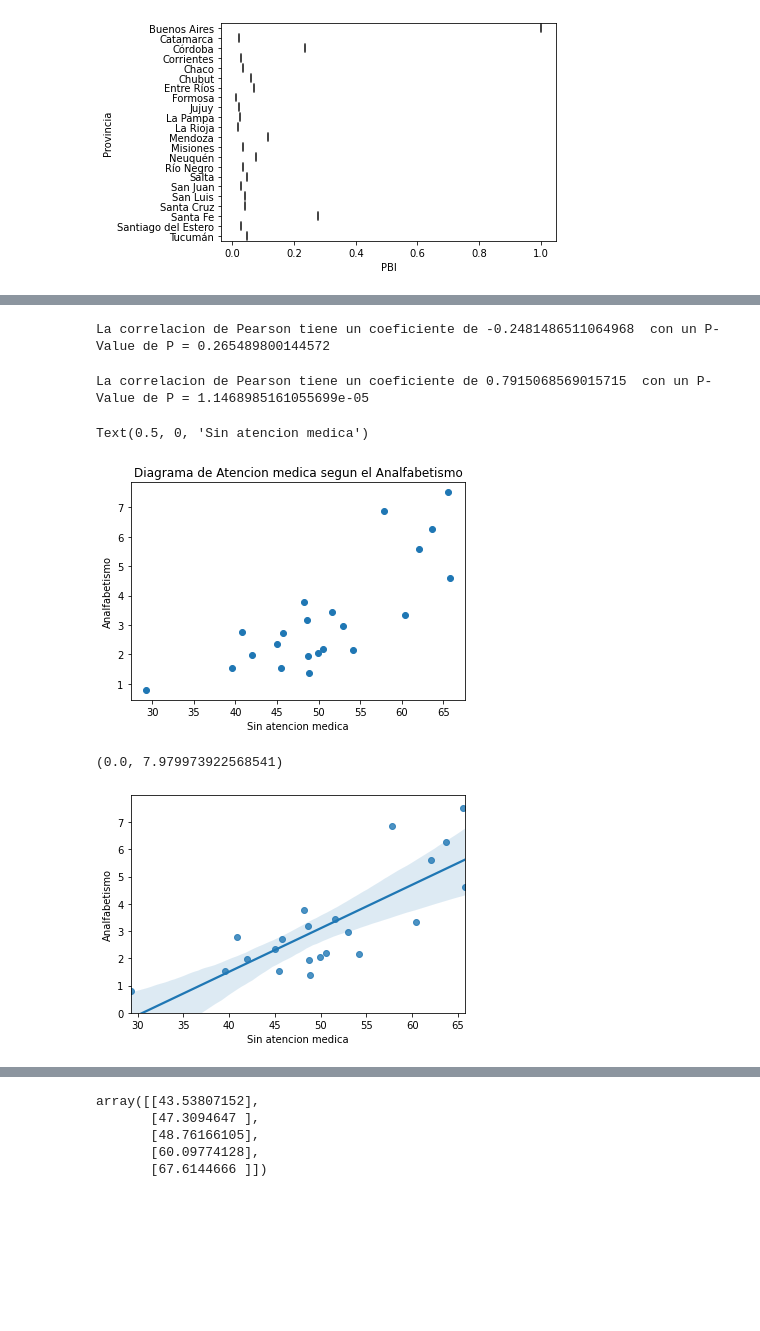
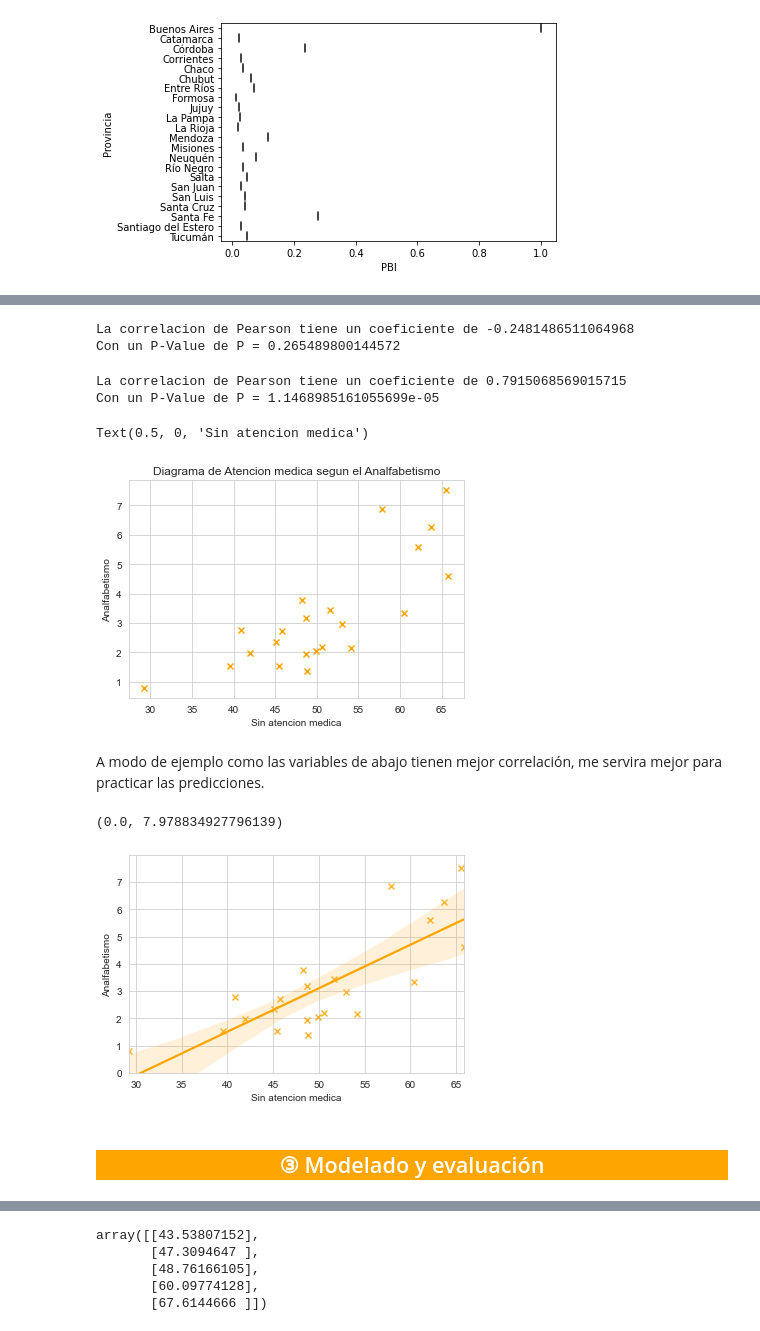
Before and after one commit to NestorDiazDataSC/Analisis_de_Datos, a Jupyter notebook: Analisis_Argentina/Analisis Argentina.ipynb, the cells around one changed output, grey strips where cells are left out. Saved outputs shown, nothing was run; the diff lists cells and outputs as text; code cells hidden in the pictures; blank space fills up the shorter version.

```diff
--- a/Analisis_Argentina/Analisis Argentina.ipynb
+++ b/Analisis_Argentina/Analisis Argentina.ipynb
@@ -169,7 +184,8 @@ sns.boxplot (x="PBI", y="Provincia", data=df) # Graficar en barras solo se usa c
 # %%
 y=df ["PBI"]
 x=df ["Pobreza"]
-plt.scatter(x,y)
+sns.set_style("whitegrid")
+plt.scatter(x,y, color="orange", marker="x")
 
 plt.title("Diagrama de PBI segun la Pobreza")  # Hacemos un diagrama de dispersión segun las variables definidas.
 plt.ylabel("PBI")
@@ -193,23 +214,28 @@ Text(0.5, 0, 'Pobreza')
 # %%
 from scipy import stats
 pearson_coef, p_value = stats.pearsonr(df['PBI'], df['Pobreza'])
-print("La correlacion de Pearson tiene un coeficiente de", pearson_coef, " con un P-Value de P =", p_value)
+print("La correlacion de Pearson tiene un coeficiente de", pearson_coef,)
+print ("Con un P-Value de P =", p_value)
 # %% [output]
-La correlacion de Pearson tiene un coeficiente de -0.2481486511064968  con un P-Value de P = 0.265489800144572
+La correlacion de Pearson tiene un coeficiente de -0.2481486511064968
+Con un P-Value de P = 0.265489800144572
 # %%
 from scipy import stats
 pearson_coef, p_value = stats.pearsonr(df['Analfabetismo'], df['Sin atencion medica'])
-print("La correlacion de Pearson tiene un coeficiente de", pearson_coef, " con un P-Value de P =", p_value)
+print("La correlacion de Pearson tiene un coeficiente de", pearson_coef,)
+print("Con un P-Value de P =", p_value)
 # %% [output]
-La correlacion de Pearson tiene un coeficiente de 0.7915068569015715  con un P-Value de P = 1.1468985161055699e-05
+La correlacion de Pearson tiene un coeficiente de 0.7915068569015715
+Con un P-Value de P = 1.1468985161055699e-05
 # %%
 y=df ["Analfabetismo"]
 x=df ["Sin atencion medica"]
-plt.scatter(x,y)
+sns.set_style("whitegrid")
+plt.scatter(x,y, color="orange", marker="x")
 
 plt.title("Diagrama de Atencion medica segun el Analfabetismo")  # Hacemos un diagrama de dispersión segun las variables definidas.
 plt.ylabel("Analfabetismo")
 plt.xlabel("Sin atencion medica")
 # %% [output]
 Text(0.5, 0, 'Sin atencion medica')
-[figure, old version]
+[figure, new version]
@@ -218,7 +242,11 @@ Text(0.5, 0, 'Sin atencion medica')
+# %% [markdown]
+A modo de ejemplo como las variables de abajo tienen mejor correlación, me servira mejor para practicar las predicciones.
 # %%
-sns.regplot(x="Sin atencion medica", y="Analfabetismo", data=df)   # Para hacer un grafico y ver la correlación que hay de forma grafica
+sns.regplot(x="Sin atencion medica", y="Analfabetismo", data=df, color="orange", marker="x")   # Para hacer un grafico y ver la correlación que hay de forma grafica
 plt.ylim(0)
 # %% [output]
-(0.0, 7.979973922568541)
+(0.0, 7.978834927796139)
-[figure, old version]
+[figure, new version]
+# %% [markdown]
+## <div style = 'background-color:Orange'> <center><font color='white'>③ Modelado y evaluación </font></div>
 # %% [markdown]
```
Also changed, not shown: parts of 18 cells of this notebook.
